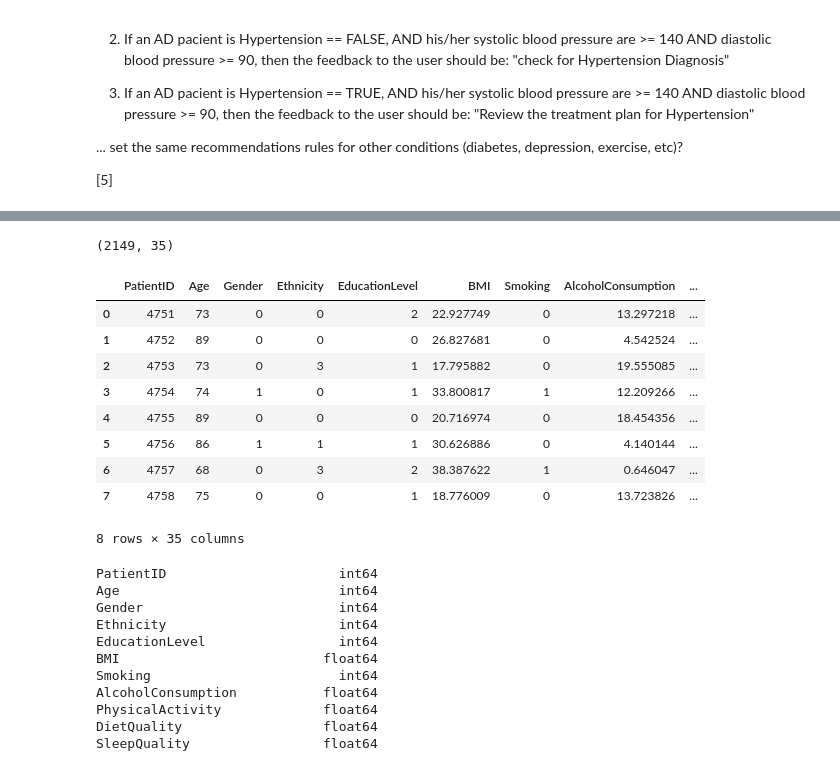
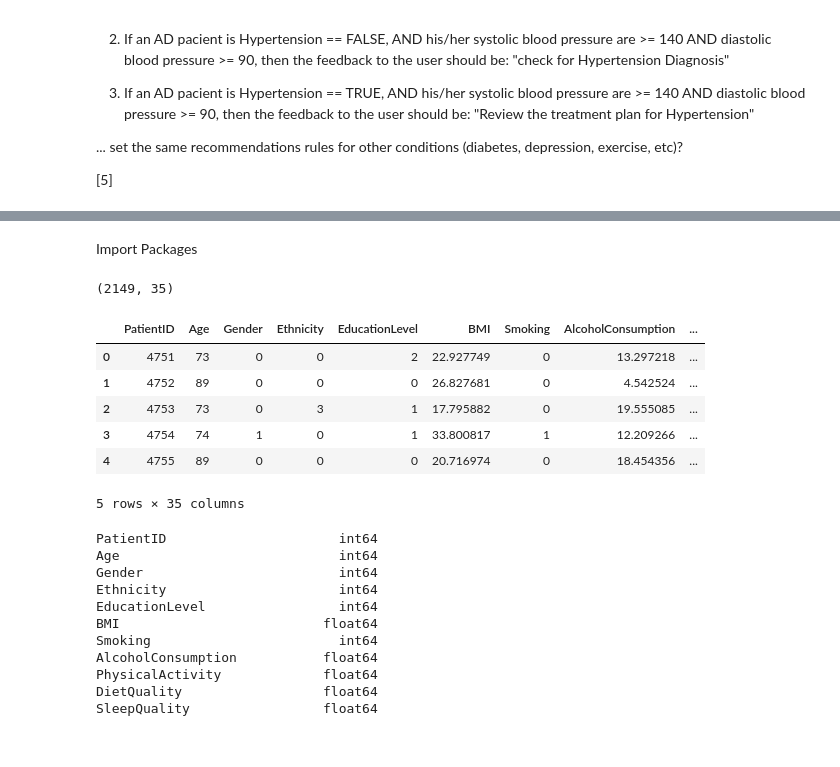
Before and after one commit to ggryschek/NK_SS_DashBoard, a Jupyter notebook: NK_SS_Data_Analysis_Pipeline.ipynb, the cells around one changed output, grey strips where cells are left out. Drawn from its saved outputs; the diff is of its cells as text; code cells hidden in the pictures.

```diff
--- a/NK_SS_Data_Analysis_Pipeline.ipynb
+++ b/NK_SS_Data_Analysis_Pipeline.ipynb
@@ -202,3 +206,5 @@ You should consider upgrading via the 'c:\Users\ggrys\AppData\Local\Programs\Pyt
+# %% [markdown]
+Import Packages
 # %%
 import numpy as np
 import pandas as pd
@@ -217,23 +224,19 @@ from dash import dcc, html
 from dash.dependencies import Input, Output
 # %%
 df = pd.read_csv("alzheimers_disease_data.csv", sep=",",true_values =["yes"], false_values=["no"])
+df.shape
+# %% [output]
+(2149, 35)
-# %%
-df.shape
-# %% [output]
-(2149, 35)
 # %%
-df.head(8)
+df.head(5)
 # %% [output]
 |  | PatientID | Age | Gender | Ethnicity | EducationLevel | BMI | Smoking | AlcoholConsumption | ... |
 | 0 | 4751 | 73 | 0 | 0 | 2 | 22.927749 | 0 | 13.297218 | ... |
 | 1 | 4752 | 89 | 0 | 0 | 0 | 26.827681 | 0 | 4.542524 | ... |
 | 2 | 4753 | 73 | 0 | 3 | 1 | 17.795882 | 0 | 19.555085 | ... |
 | 3 | 4754 | 74 | 1 | 0 | 1 | 33.800817 | 1 | 12.209266 | ... |
 | 4 | 4755 | 89 | 0 | 0 | 0 | 20.716974 | 0 | 18.454356 | ... |
-| 5 | 4756 | 86 | 1 | 1 | 1 | 30.626886 | 0 | 4.140144 | ... |
-| 6 | 4757 | 68 | 0 | 3 | 2 | 38.387622 | 1 | 0.646047 | ... |
-| 7 | 4758 | 75 | 0 | 0 | 1 | 18.776009 | 0 | 13.723826 | ... |
-8 rows × 35 columns
+5 rows × 35 columns
 # %%
 df.dtypes
 # %% [output]
```
Also changed, not shown: parts of 37 cells of this notebook, 2 other files.
